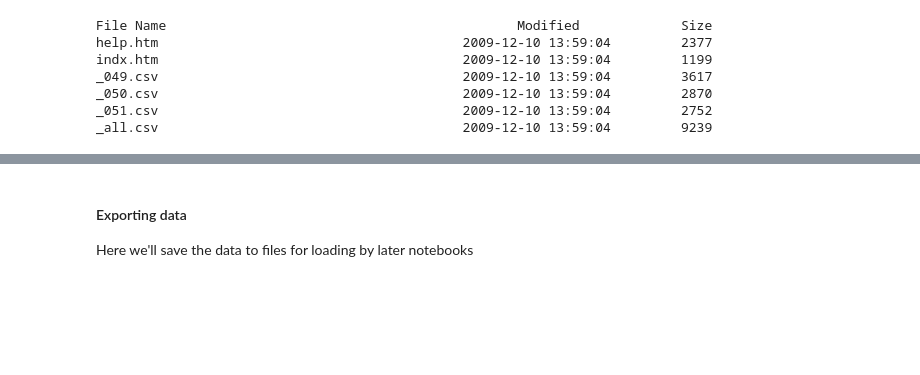
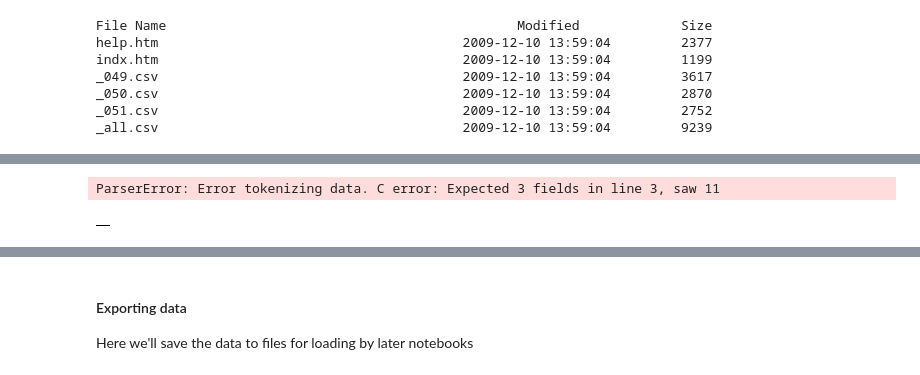
Before and after one commit to sbBEM/cap2, a Jupyter notebook: notebooks/cap2_NB01.ipynb, the cells around one changed output, grey strips where cells are left out. Drawn from its saved outputs; the diff is of its cells as text; code cells hidden in the pictures; blank space fills up the shorter version.

```diff
--- a/notebooks/cap2_NB01.ipynb
+++ b/notebooks/cap2_NB01.ipynb
@@ -502,0 +480,2 @@ Footnote
+# %%
+nonoverlapping_names = ['_049.csv', '_050.csv']
@@ -502,0 +503,15 @@ Footnote
+# %%
+cropdf = pd.DataFrame()
+for csvname in nonoverlapping_names:
+    cropdf.append( pd.read_csv(archive.open(csvname)) )
+# %% [output]
+ParserError: Error tokenizing data. C error: Expected 3 fields in line 3, saw 11
+# %%
+#try specifying a header row to avoid the tokenizing error
+cropdf = pd.DataFrame()
+for csvname in nonoverlapping_names:
+    cropdf.append( pd.read_csv(archive.open(csvname), header=[1]) )
+# %%
+cropdf
+# %% [output]
+|  |
```
Also changed, not shown: parts of 13 cells of this notebook.
